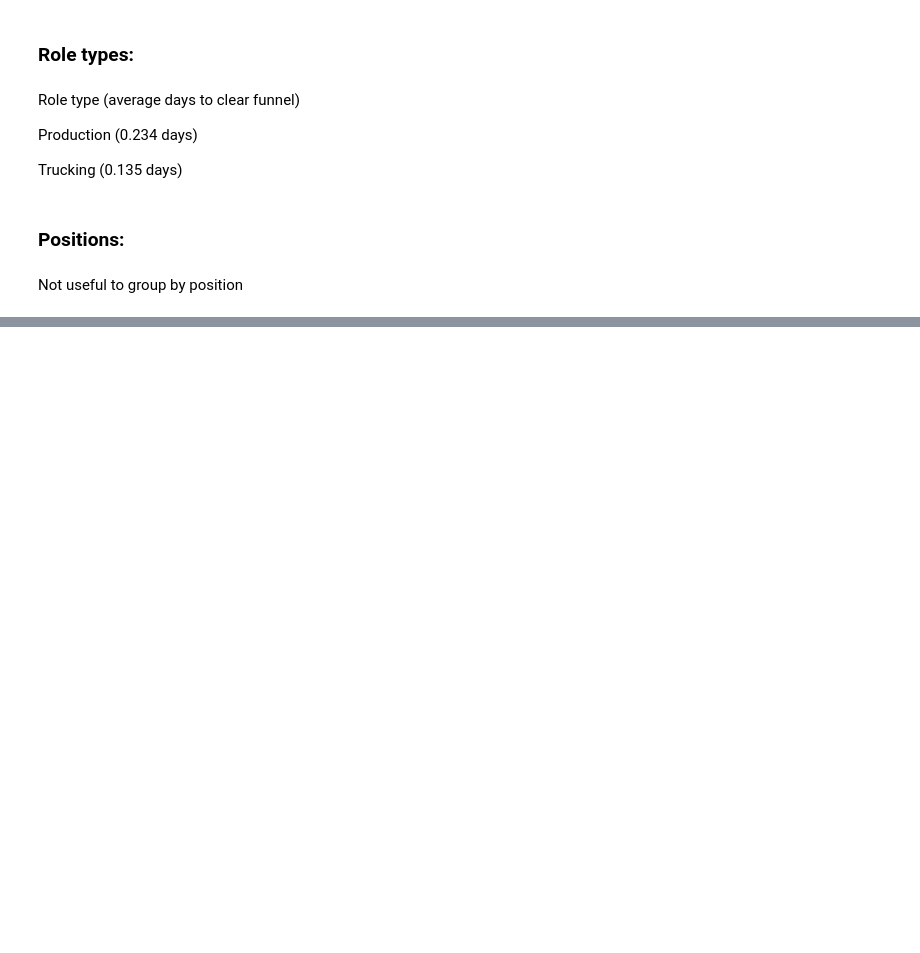
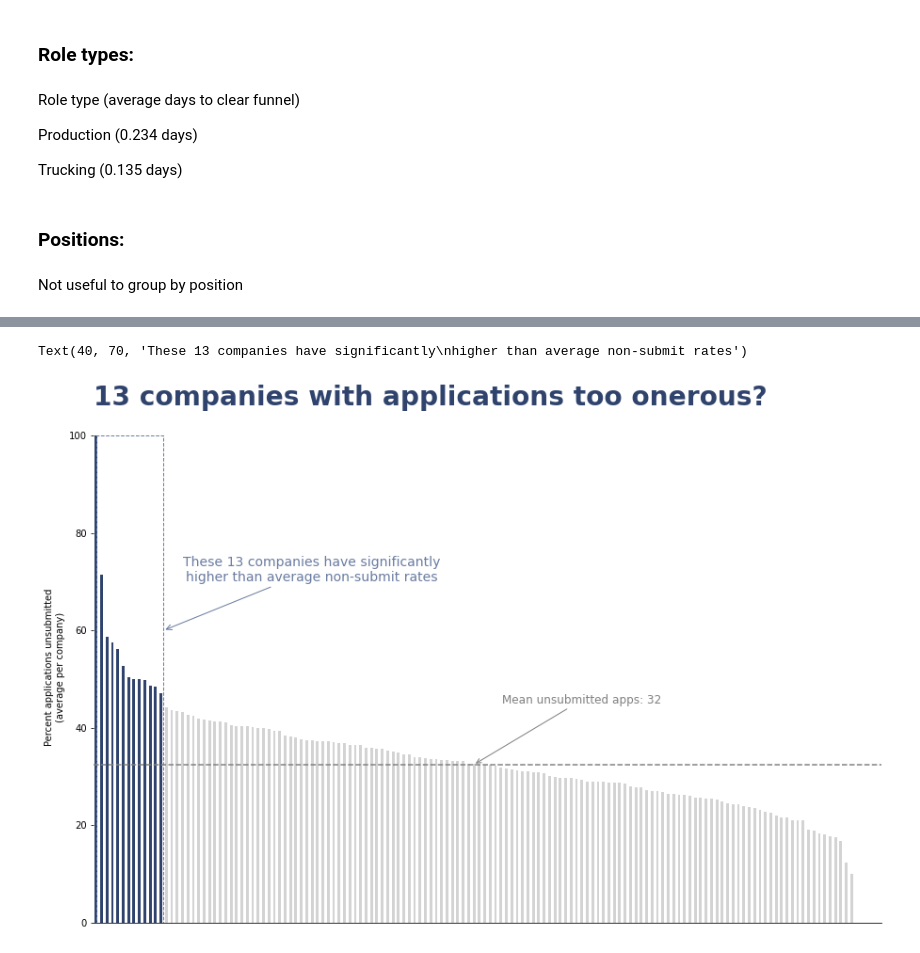
Before and after one commit to JacobTews/hiring_pipeline_analysis, a Jupyter notebook: eda.ipynb, the cells around one changed output, grey strips where cells are left out. Cells and saved outputs as stored; diff of their text form; code cells hidden in the pictures; blank space fills up the shorter version.

```diff
--- a/eda.ipynb
+++ b/eda.ipynb
@@ -1040,0 +1045,6 @@ Not useful to group by position
+# %%
+df_gb_company = df_gb_company[summable_cols].sum()
+# %%
+df_gb_company['percent_submitted'] = round(df_gb_company['count_submitted'] / df_gb_company['count_started'] * 100.0, 2)
+# %%
+df_gb_company['percent_unsubmitted'] = 100 - round(df_gb_company['count_submitted'] / df_gb_company['count_started'] * 100.0, 2)
@@ -1040,0 +1071,2 @@ Not useful to group by position
+# %%
+df_gb_company.sort_values('percent_unsubmitted', inplace=True, ascending=False)
@@ -1040,0 +1077,69 @@ Not useful to group by position
+# %%
+colors = ['#2f436d' if x in range(13) else 'lightgray' for x in range(len(df_gb_company))]
+
+fig, ax = plt.subplots(figsize=(15, 10))
+df_gb_company.plot(
+    x='company_id',
+    y='percent_unsubmitted',
+    kind='bar',
+    ax=ax,
+    color=colors,
+    legend=False
+)
+
+ax.set_ylabel('Percent applications unsubmitted\n(average per company)')
+ax.set_xticks([])
+ax.set_xlabel('')
+ax.set_title(
+    '13 companies with applications too onerous?',
+    fontdict={
+        'weight': 'bold',
+        'size': 28,
+        'color': '#2f436d'
+    },
+    loc='left'
+)
+ax.spines['top'].set_visible(False)
+ax.spines['right'].set_visible(False)
+ax.spines['left'].set_visible(False)
+ax.axhline(
+    y=df_gb_company['percent_unsubmitted'].mean(),
+    linestyle='--',
+    color='gray'
+)
+ax.annotate(
+    text=f'Mean unsubmitted apps: {round(df_gb_company["percent_unsubmitted"].mean())}',
+    xy=(70, df_gb_company['percent_unsubmitted'].mean()),
+    xytext=(90, 45),
+    color='gray',
+    ha='center',
+    size=12,
+    arrowprops={
+        'arrowstyle': "->",
+        'color': 'gray'
+    }
+)
+rect = patches.Rectangle(
+    xy=(0,0),
+    width=12.5,
+    height=100,
+    facecolor='None',
+    ls='--',
+    edgecolor='#6a7ca1'
+)
+ax.add_patch(rect)
+ax.annotate(
+    text='These 13 companies have significantly\nhigher than average non-submit rates',
+    xy=(12.5, 60),
+    xytext=(40, 70),
+    color='#6a7ca1',
+    ha='center',
+    size=14,
+    arrowprops={
+        'arrowstyle': "->",
+        'color': '#6a7ca1'
+    }
+)
+# %% [output]
+Text(40, 70, 'These 13 companies have significantly\nhigher than average non-submit rates')
+[figure, added]
```
Also changed, not shown: parts of 5 cells of this notebook, 1 other file.
